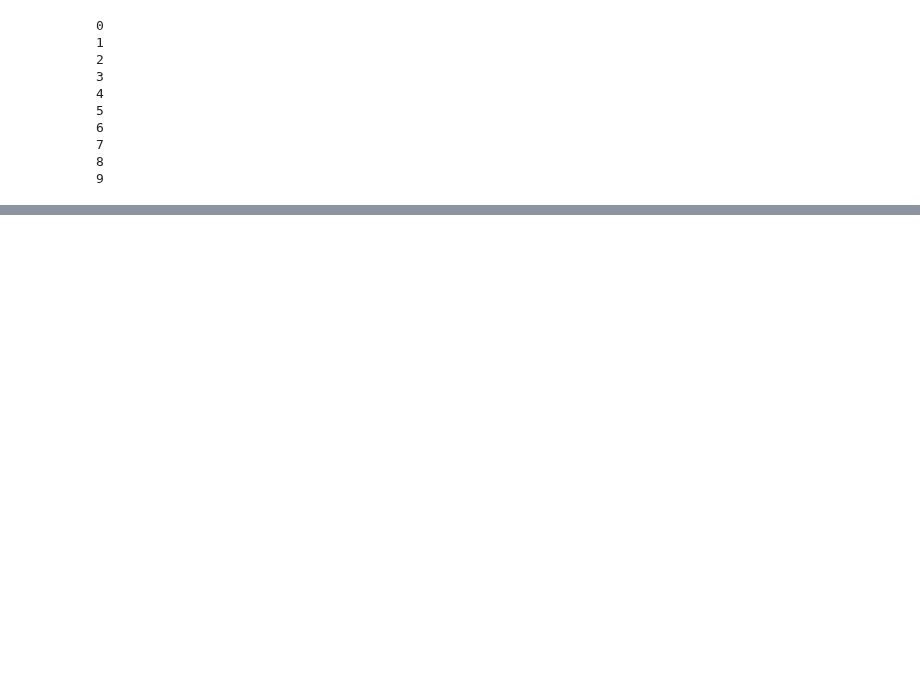
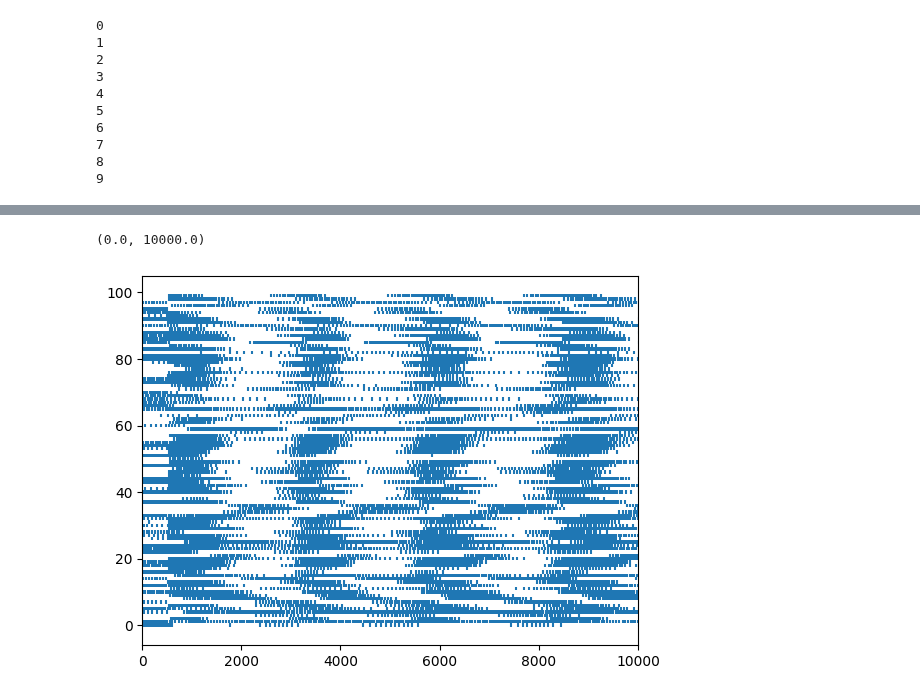
Before and after one commit to Sam-q-3736/srnn_rls, a Jupyter notebook: rate_testing.ipynb, the cells around one changed output, grey strips where cells are left out. Drawn from its saved outputs; the diff is of its cells as text; code cells hidden in the pictures; blank space fills up the shorter version.

```diff
--- a/rate_testing.ipynb
+++ b/rate_testing.ipynb
@@ -146,0 +152,11 @@ plt.pcolormesh(spk_rast_t)
+# %%
+spk_inds, spk_t = np.nonzero(spk_rast_t)
+spk_times = []
+for idx in np.unique(spk_inds):
+    spk_times.append(spk_t[spk_inds == idx])
+
+plt.eventplot(spk_times);
+plt.xlim(0, 10000)
+# %% [output]
+(0.0, 10000.0)
+[figure, added]
```
Also changed, not shown: parts of 8 cells of this notebook, 1 other file.
